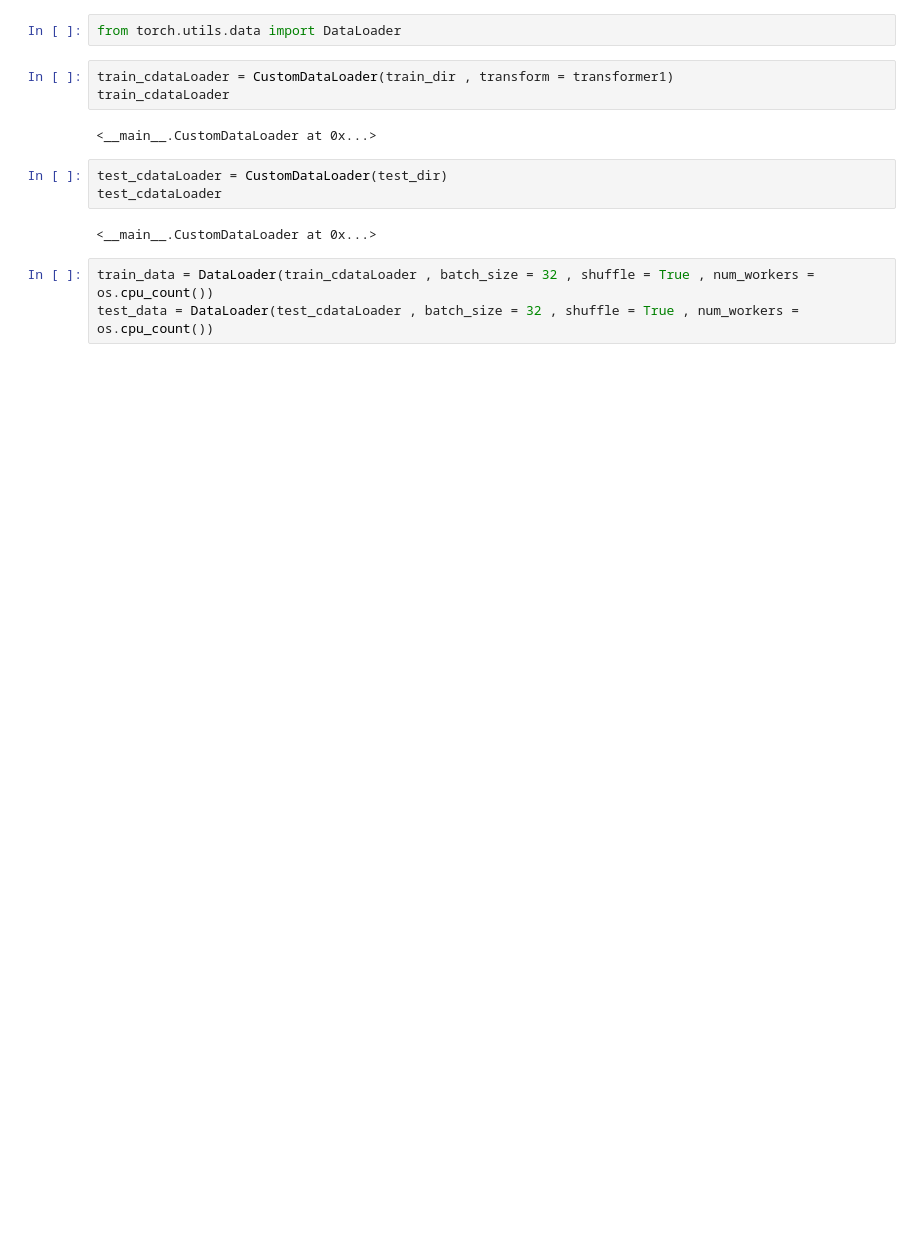
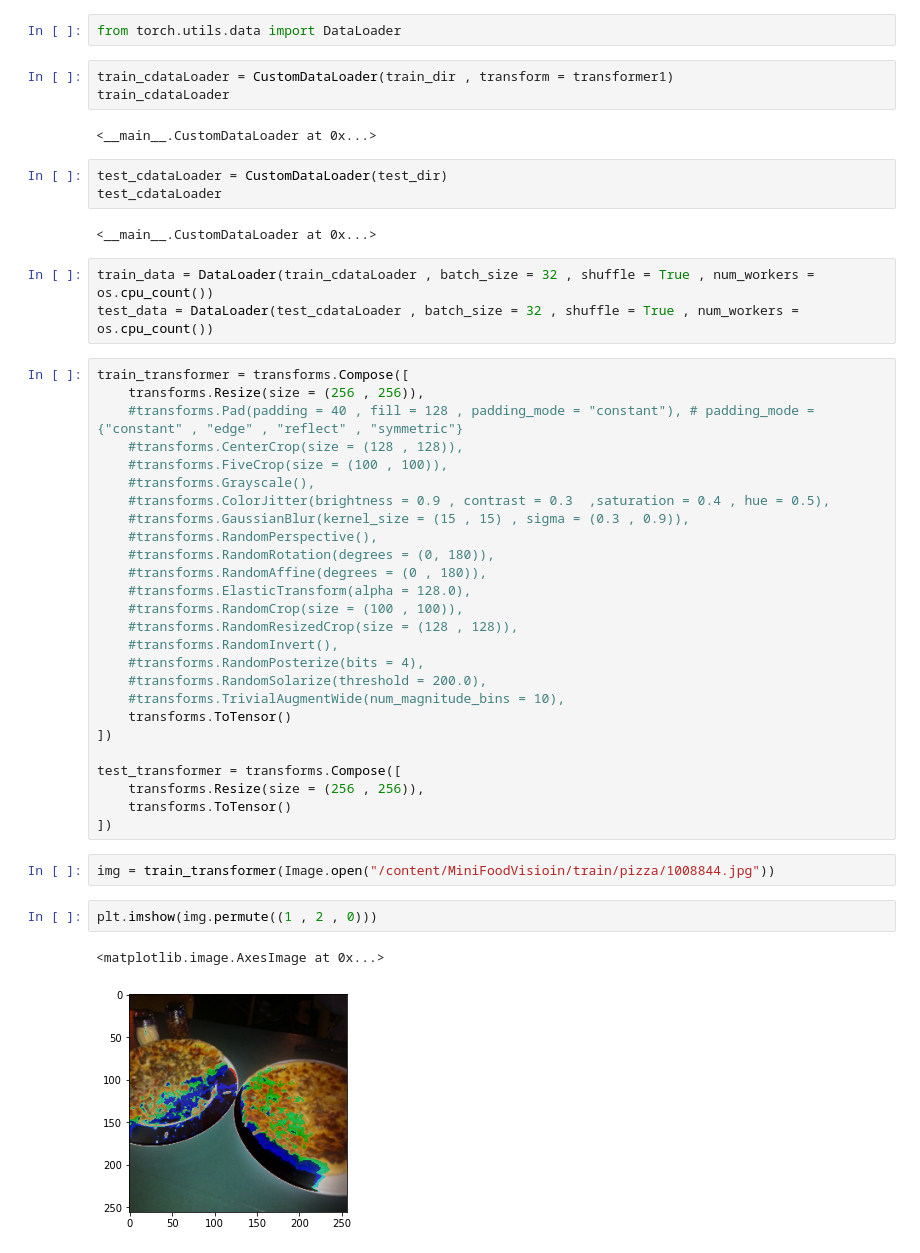
Before and after one commit to mohammadAliMkh/Pytorch, a Jupyter notebook: MiniFoodVision.ipynb, the cells around one changed output. Drawn from its saved outputs; the diff is of its cells as text; blank space fills up the shorter version.

Commit message:
test some data augmentation methods in TorchVision

```diff
--- a/MiniFoodVision.ipynb
+++ b/MiniFoodVision.ipynb
@@ -281,3 +281,36 @@ test_cdataLoader
 # %%
 train_data = DataLoader(train_cdataLoader , batch_size = 32 , shuffle = True , num_workers = os.cpu_count())
 test_data = DataLoader(test_cdataLoader , batch_size = 32 , shuffle = True , num_workers = os.cpu_count())
+# %%
+train_transformer = transforms.Compose([
+    transforms.Resize(size = (256 , 256)),
+    #transforms.Pad(padding = 40 , fill = 128 , padding_mode = "constant"), # padding_mode = {"constant" , "edge" , "reflect" , "symmetric"}
+    #transforms.CenterCrop(size = (128 , 128)),
+    #transforms.FiveCrop(size = (100 , 100)),
+    #transforms.Grayscale(),
+    #transforms.ColorJitter(brightness = 0.9 , contrast = 0.3  ,saturation = 0.4 , hue = 0.5),
+    #transforms.GaussianBlur(kernel_size = (15 , 15) , sigma = (0.3 , 0.9)),
+    #transforms.RandomPerspective(),
+    #transforms.RandomRotation(degrees = (0, 180)),
+    #transforms.RandomAffine(degrees = (0 , 180)),
+    #transforms.ElasticTransform(alpha = 128.0),
+    #transforms.RandomCrop(size = (100 , 100)),
+    #transforms.RandomResizedCrop(size = (128 , 128)),
+    #transforms.RandomInvert(),
+    #transforms.RandomPosterize(bits = 4),
+    #transforms.RandomSolarize(threshold = 200.0),
+    #transforms.TrivialAugmentWide(num_magnitude_bins = 10),
+    transforms.ToTensor()
+])
+
+test_transformer = transforms.Compose([
+    transforms.Resize(size = (256 , 256)),
+    transforms.ToTensor()
+])
+# %%
+img = train_transformer(Image.open("/content/MiniFoodVisioin/train/pizza/1008844.jpg"))
+# %%
+plt.imshow(img.permute((1 , 2 , 0)))
+# %% [output]
+<matplotlib.image.AxesImage at 0x...>
+[figure, added]
```
Also changed, not shown: parts of 4 cells of this notebook.
